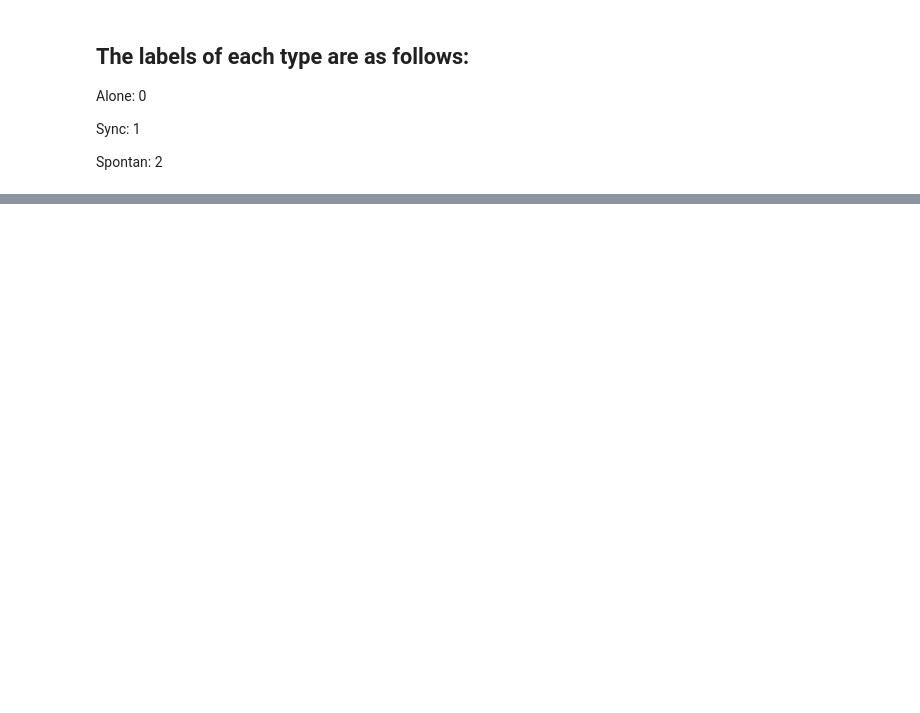
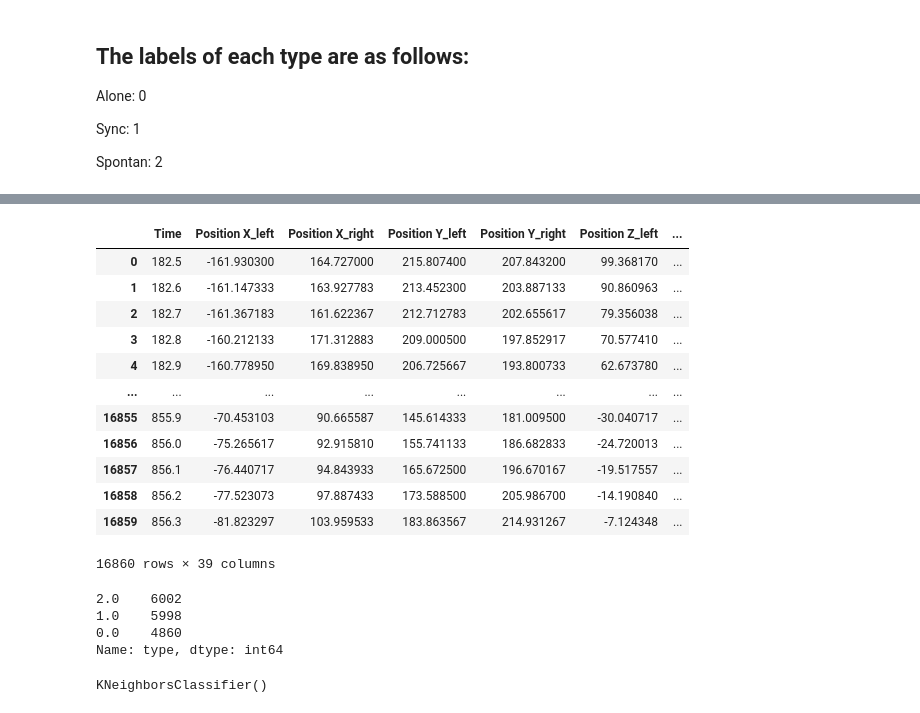
Before and after one commit to EitanKats/data-science-sem-b, a Jupyter notebook: HandsSync.ipynb, the cells around one changed output, grey strips where cells are left out. Saved outputs shown, nothing was run; the diff lists cells and outputs as text; code cells hidden in the pictures; blank space fills up the shorter version.

Commit message:
added additional function and explanations to the notebook

```diff
--- a/HandsSync.ipynb
+++ b/HandsSync.ipynb
@@ -131,4 +134,8 @@ def prep_alone_data(df):
     combined_df = right_hand_copy.append(df)
 
     return combined_df
+# %%
+# this function clears the data for the multi hand scenarios (sync/spontan)
+def prep_multihand_data(df):
+    df.drop(df[df["# hands"]==1].index, inplace=True)
 # %%
@@ -163,3 +171,5 @@ Name: Hand Type, dtype: int64
+# %%
+csv_data_list = get_df_list('./HandsTraining/**/*.csv')
 # %%
 to_clear = {'Frame ID', 'type'}
 
@@ -172,4 +184,5 @@ def clear_columns(df):
 # %%
+
 cleansed_data = []
 
 for data in csv_data_list:
@@ -177,5 +190,5 @@ for data in csv_data_list:
     temp_df = data.groupby(["Time","Hand Type"]).mean().unstack()
     temp_df.columns = [f"{x}_{y}" for x, y in temp_df.columns.to_flat_index()]
     clear_columns(temp_df)
-    temp_df = temp_df.reset_index(drop=True)
+    temp_df = temp_df.reset_index()
     cleansed_data.append(temp_df)
@@ -203,0 +235,39 @@ cleansed_data[1][cleansed_data[1]["type"]==np.nan]
+# %%
+combined_data = pd.DataFrame()
+
+
+for clean_df in cleansed_data:
+
+    combined_data = combined_data.append(clean_df)
+
+combined_data = combined_data.sort_values(by=["Time"]).reset_index(drop=True)
+# %%
+combined_data
+# %% [output]
+|  | Time | Position X_left | Position X_right | Position Y_left | Position Y_right | Position Z_left | ... |
+| 0 | 182.5 | -161.930300 | 164.727000 | 215.807400 | 207.843200 | 99.368170 | ... |
+| 1 | 182.6 | -161.147333 | 163.927783 | 213.452300 | 203.887133 | 90.860963 | ... |
+| 2 | 182.7 | -161.367183 | 161.622367 | 212.712783 | 202.655617 | 79.356038 | ... |
+| 3 | 182.8 | -160.212133 | 171.312883 | 209.000500 | 197.852917 | 70.577410 | ... |
+| 4 | 182.9 | -160.778950 | 169.838950 | 206.725667 | 193.800733 | 62.673780 | ... |
+| ... | ... | ... | ... | ... | ... | ... | ... |
+| 16855 | 855.9 | -70.453103 | 90.665587 | 145.614333 | 181.009500 | -30.040717 | ... |
+| 16856 | 856.0 | -75.265617 | 92.915810 | 155.741133 | 186.682833 | -24.720013 | ... |
+| 16857 | 856.1 | -76.440717 | 94.843933 | 165.672500 | 196.670167 | -19.517557 | ... |
+| 16858 | 856.2 | -77.523073 | 97.887433 | 173.588500 | 205.986700 | -14.190840 | ... |
+| 16859 | 856.3 | -81.823297 | 103.959533 | 183.863567 | 214.931267 | -7.124348 | ... |
+16860 rows × 39 columns
+# %%
+print(combined_data["type"].value_counts())
+label = combined_data["type"]
+data_without_label = combined_data.drop(['type'], axis=1)
+# %% [output]
+2.0    6002
+1.0    5998
+0.0    4860
+Name: type, dtype: int64
+# %%
+knn_cls = KNeighborsClassifier()
+knn_cls.fit(data_without_label,label)
+# %% [output]
+KNeighborsClassifier()
```
Also changed, not shown: parts of 12 cells of this notebook.
